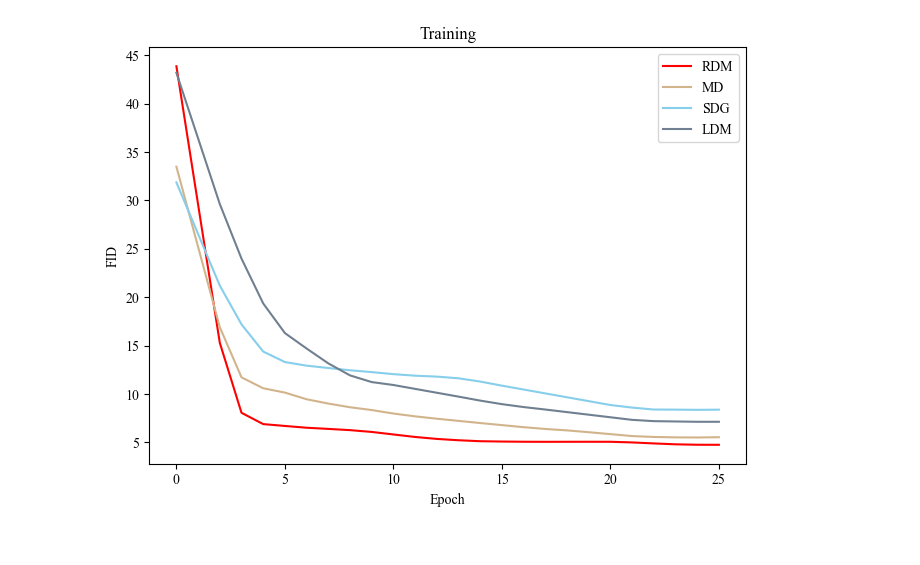
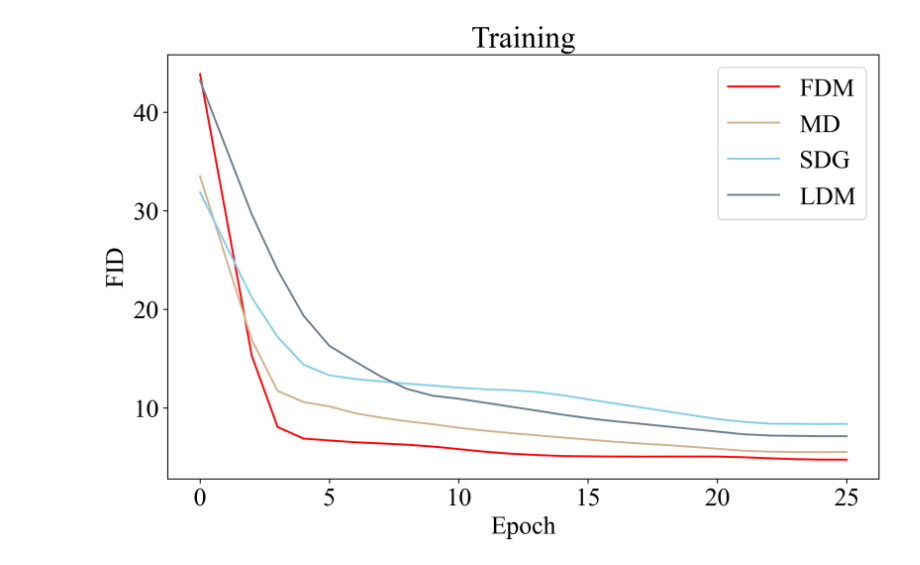
Before and after one commit to chinesebear/fuzzydiffusion, a Jupyter notebook: doc/stability.ipynb, the cells around one changed output. Cells and saved outputs as stored; diff of their text form; code cells hidden in the pictures.

```diff
--- a/doc/stability.ipynb
+++ b/doc/stability.ipynb
@@ -5,26 +5,28 @@ import matplotlib.pyplot as plt
 plt.rc('font',family='Times New Roman')
 import pandas as pd
 # %%
-df = pd.read_csv("/home/yang/sda/github/fuzzydiffusion/doc/stable.csv")
+df = pd.read_csv("stable.csv")
 # %%
 epoch = df['Epoch']
 fdm = df['FDM']
 md = df['MD']
 sdg = df['SDG']
 ldm = df['LDM']
+
+fig = plt.figure(figsize=(10, 6), dpi=300)
 
 plt.plot(epoch, fdm, label="FDM", color='red')
 plt.plot(epoch, md, label="MD", color='tan')
 plt.plot(epoch, sdg, label="SDG", color='skyblue')
 plt.plot(epoch, ldm, label="LDM", color='slategrey')
 plt.title("Training")
 plt.xlabel("Epoch")
 plt.ylabel("FID")
 plt.legend()
-plt.savefig("stability.svg", format = "svg")
-plt.savefig("stability.jpg", format = "jpg")
 
-plt.tight_layout(pad=0)#调整整体空白
+plt.rcParams.update({'font.size': 20})
+plt.savefig("figure.stability.svg", format = "svg",bbox_inches='tight')
+plt.savefig("figure.stability.jpg", format = "jpg",bbox_inches='tight')
 plt.show()
 # %% [output]
-[figure, old version]
+[figure, new version]
```
Also changed, not shown: 28 other files.
